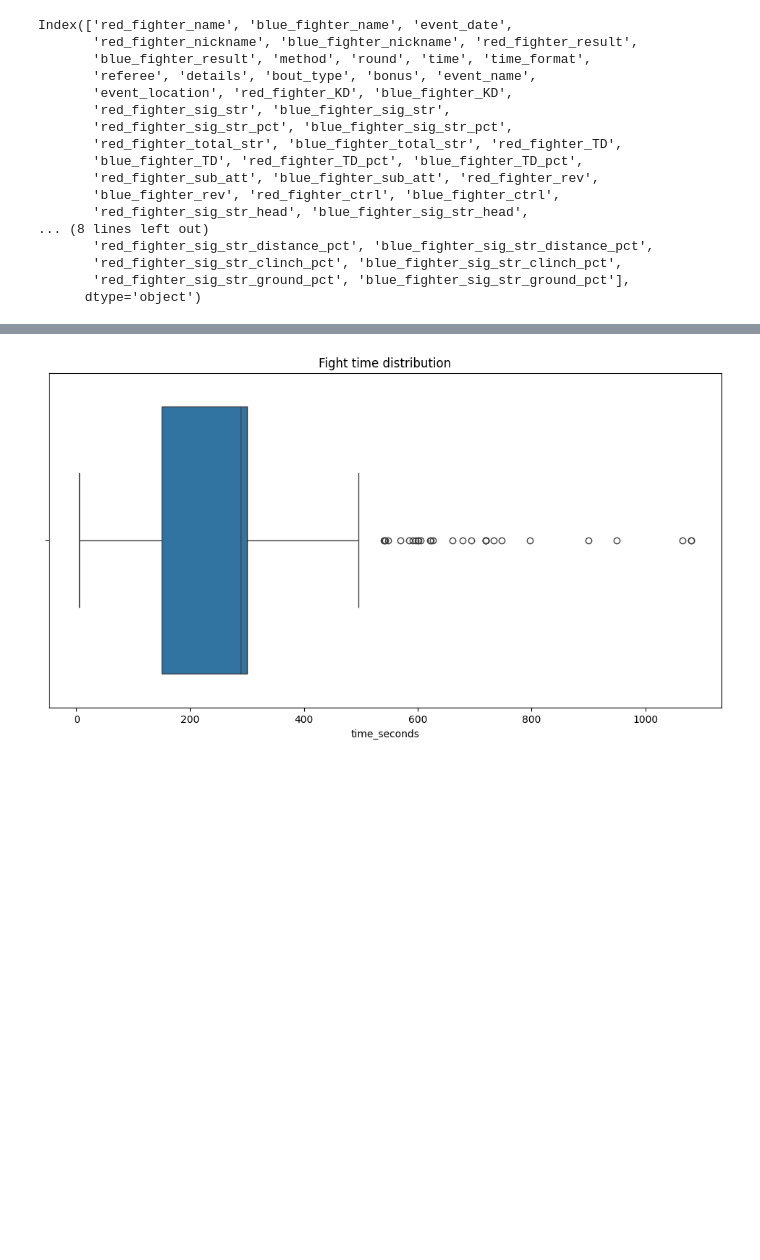
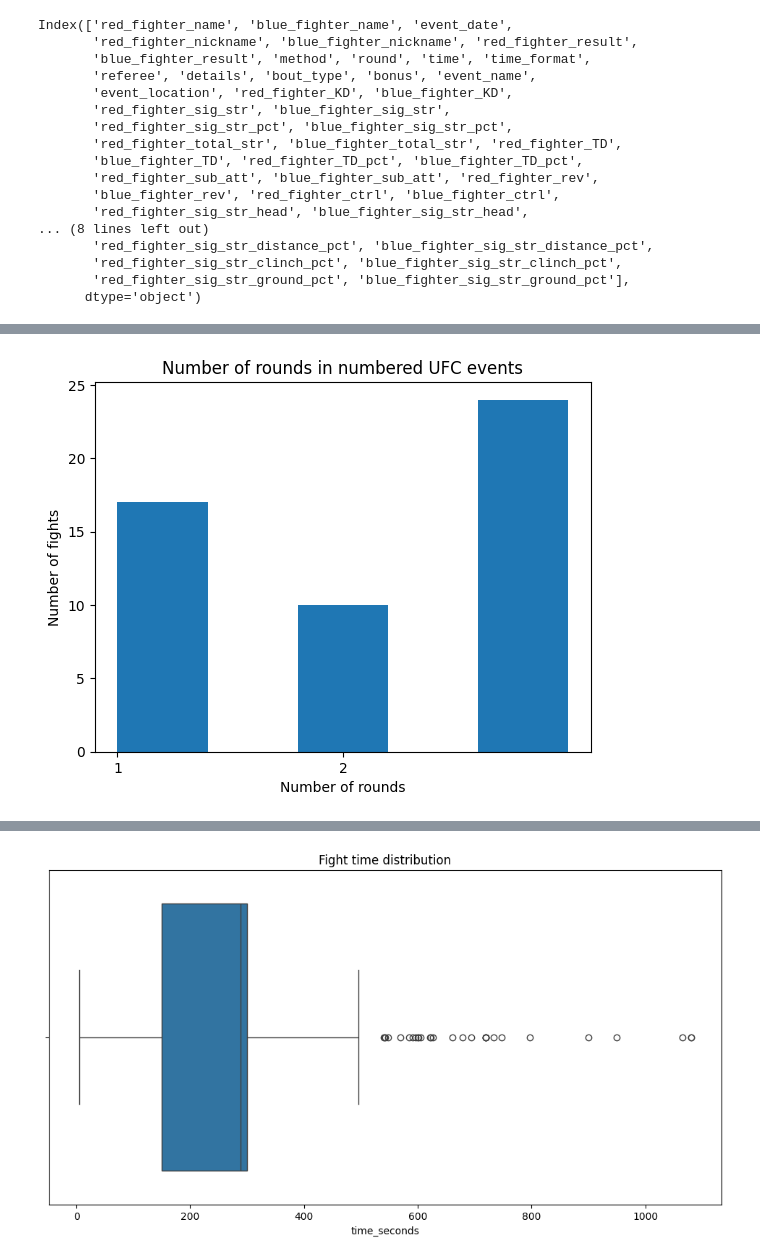
Before and after one commit to lucijaaleksic/dopp, a Jupyter notebook: eda_dataset_1.ipynb, the cells around one changed output, grey strips where cells are left out. Cells and saved outputs as stored; diff of their text form; code cells hidden in the pictures; blank space fills up the shorter version.

```diff
--- a/eda_dataset_1.ipynb
+++ b/eda_dataset_1.ipynb
@@ -68,0 +78,10 @@ array(['KO/TKO', 'Submission', 'Decision - Unanimous', 'Decision - Split',
+# %%
+# make a histogram of "round" column in numbered_event
+plt.hist(numbered_event["round"], bins=5)
+plt.xlabel("Number of rounds")
+plt.xticks(np.arange(1, 3, 1))
+plt.ylabel("Number of fights")
+plt.title("Number of rounds in numbered UFC events")
+plt.show()
+# %% [output]
+[figure, added]
```
Also changed, not shown: parts of 35 cells of this notebook, 4 other files.
